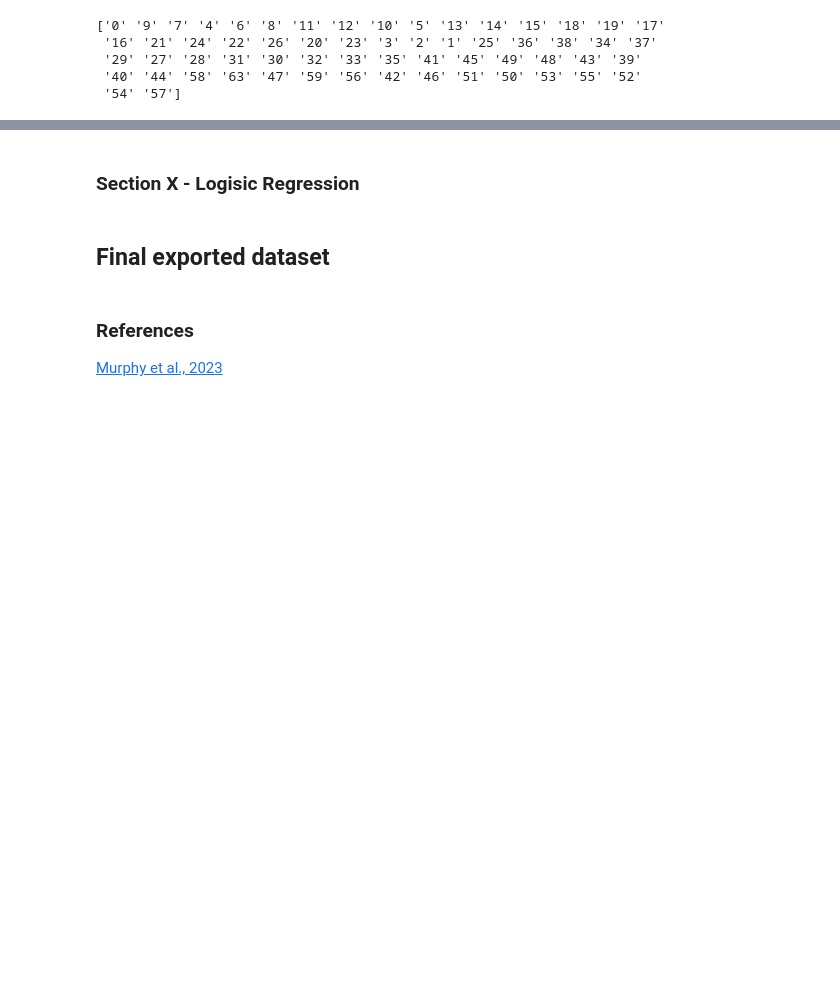
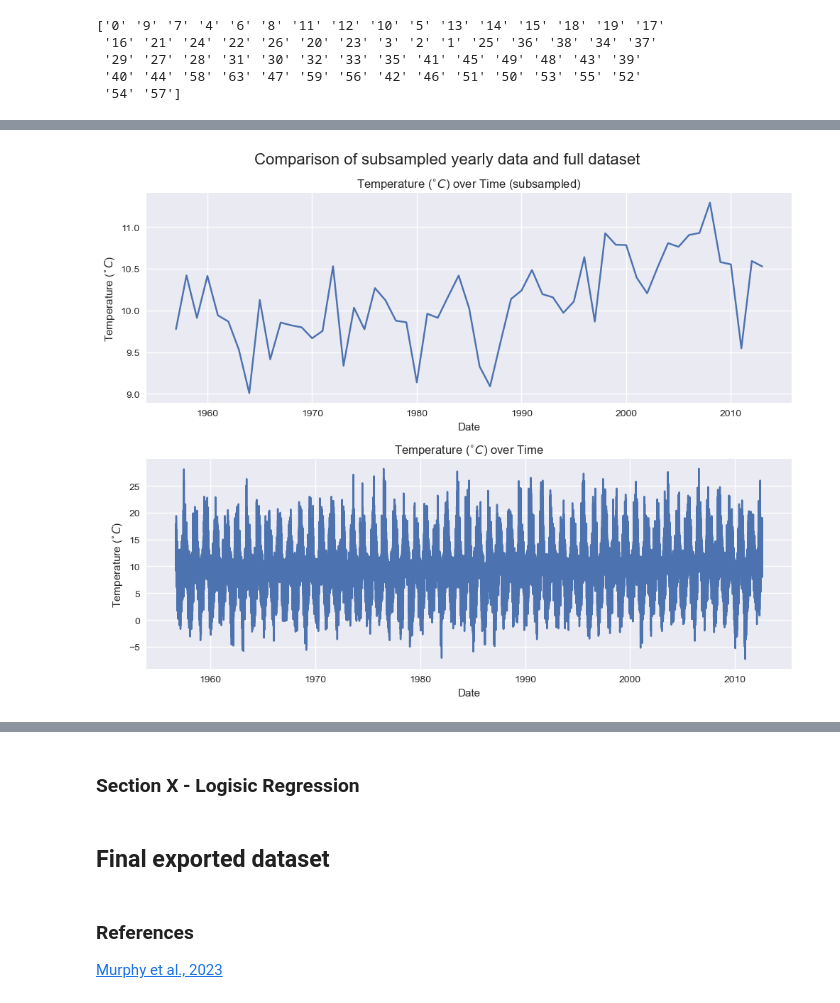
Before and after one commit to EllenMcG/PFDA, a Jupyter notebook: project/project.ipynb, the cells around one changed output, grey strips where cells are left out. Saved outputs shown, nothing was run; the diff lists cells and outputs as text; code cells hidden in the pictures; blank space fills up the shorter version.

```diff
--- a/project/project.ipynb
+++ b/project/project.ipynb
@@ -501,0 +362,22 @@ print(unique_2)
+# %%
+# resampling every year
+# adding in a second column as if sample on one column it will be a pd.Series
+# and season is still an object so cant be resampled to mean
+data_yearly = data[['sun','temp']].resample('YE').mean()
+
+# Create a figure and two subplots
+fig, (ax1, ax2) = plt.subplots(2, 1, figsize=(10, 8))
+
+fig.suptitle('Comparison of subsampled yearly data and full dataset', fontsize=16)
+sns.lineplot(data=data_yearly,x=data_yearly.index,y='temp', ax=ax1)
+ax1.set_ylabel('Temperature ($^{\circ}C$)')
+ax1.set_xlabel('Date')
+ax1.set_title('Temperature ($^{\circ}C$) over Time (subsampled)')
+sns.lineplot(data=data,x=data.index,y='temp', ax=ax2)
+ax2.set_ylabel('Temperature ($^{\circ}C$)')
+ax2.set_xlabel('Date')
+ax2.set_title('Temperature ($^{\circ}C$) over Time')
+
+plt.tight_layout();
+# %% [output]
+[figure, added]
```
Also changed, not shown: parts of 59 cells of this notebook, 1 other file.
